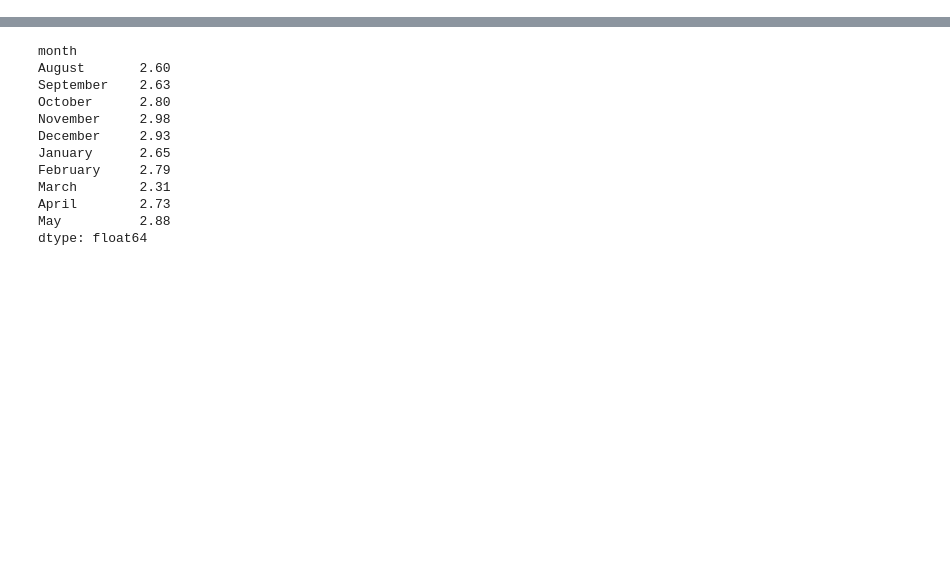
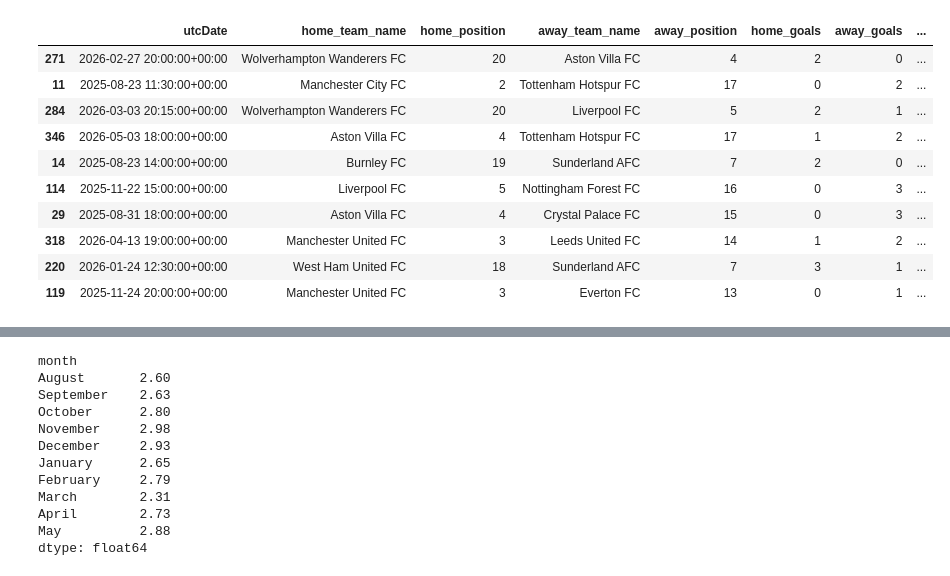
Before and after one commit to jvnwyn/pl-analytics, a Jupyter notebook: notebooks/03_exploratory_analysis.ipynb, the cells around one changed output, grey strips where cells are left out. Drawn from its saved outputs; the diff is of its cells as text; code cells hidden in the pictures; blank space fills up the shorter version.

```diff
--- a/notebooks/03_exploratory_analysis.ipynb
+++ b/notebooks/03_exploratory_analysis.ipynb
@@ -0,0 +3,21 @@
+# %%
+biggest_upsets = clean_matches[clean_matches["upset_magnitude"] > 0].sort_values(
+    "upset_magnitude", ascending=False
+)
+
+biggest_upsets[[
+    "utcDate", "home_team_name", "home_position", "away_team_name", "away_position",
+    "home_goals", "away_goals", "winner", "upset_magnitude"
+]].head(10)
+# %% [output]
+|  | utcDate | home_team_name | home_position | away_team_name | away_position | home_goals | away_goals | ... |
+| 271 | 2026-02-27 20:00:00+00:00 | Wolverhampton Wanderers FC | 20 | Aston Villa FC | 4 | 2 | 0 | ... |
+| 11 | 2025-08-23 11:30:00+00:00 | Manchester City FC | 2 | Tottenham Hotspur FC | 17 | 0 | 2 | ... |
+| 284 | 2026-03-03 20:15:00+00:00 | Wolverhampton Wanderers FC | 20 | Liverpool FC | 5 | 2 | 1 | ... |
+| 346 | 2026-05-03 18:00:00+00:00 | Aston Villa FC | 4 | Tottenham Hotspur FC | 17 | 1 | 2 | ... |
+| 14 | 2025-08-23 14:00:00+00:00 | Burnley FC | 19 | Sunderland AFC | 7 | 2 | 0 | ... |
+| 114 | 2025-11-22 15:00:00+00:00 | Liverpool FC | 5 | Nottingham Forest FC | 16 | 0 | 3 | ... |
+| 29 | 2025-08-31 18:00:00+00:00 | Aston Villa FC | 4 | Crystal Palace FC | 15 | 0 | 3 | ... |
+| 318 | 2026-04-13 19:00:00+00:00 | Manchester United FC | 3 | Leeds United FC | 14 | 1 | 2 | ... |
+| 220 | 2026-01-24 12:30:00+00:00 | West Ham United FC | 18 | Sunderland AFC | 7 | 3 | 1 | ... |
+| 119 | 2025-11-24 20:00:00+00:00 | Manchester United FC | 3 | Everton FC | 13 | 0 | 1 | ... |
```
Also changed, not shown: parts of 5 cells of this notebook, 1 other file.
